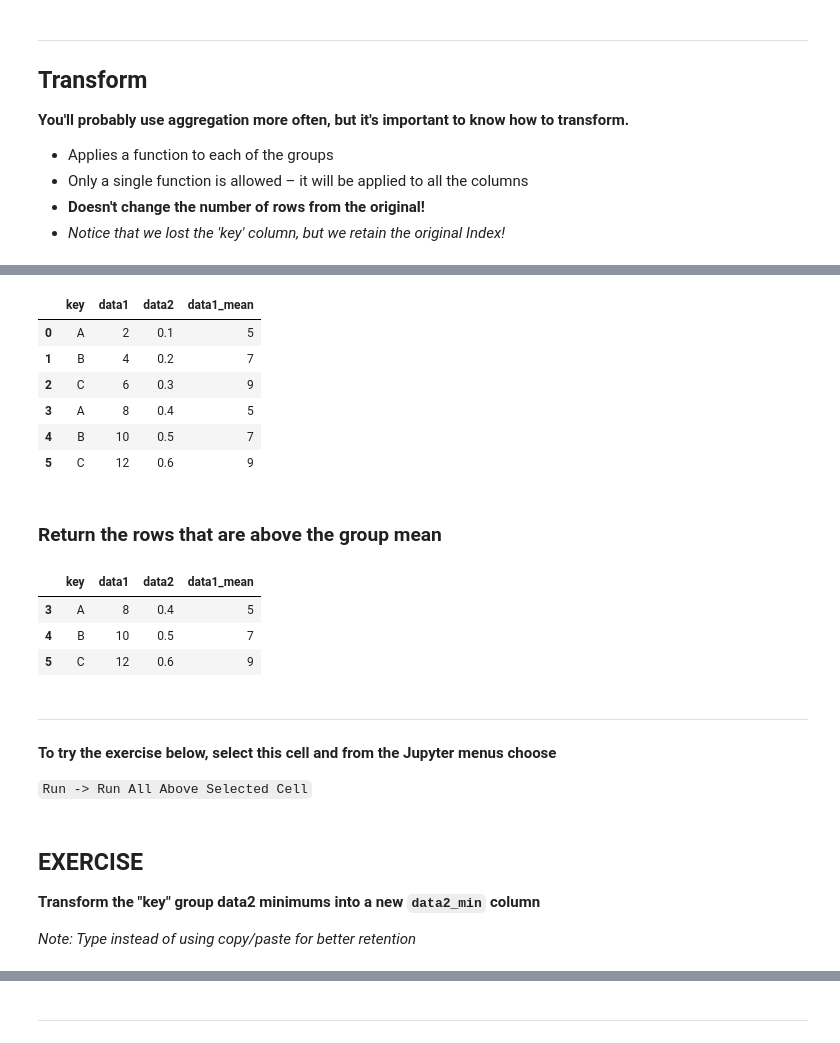
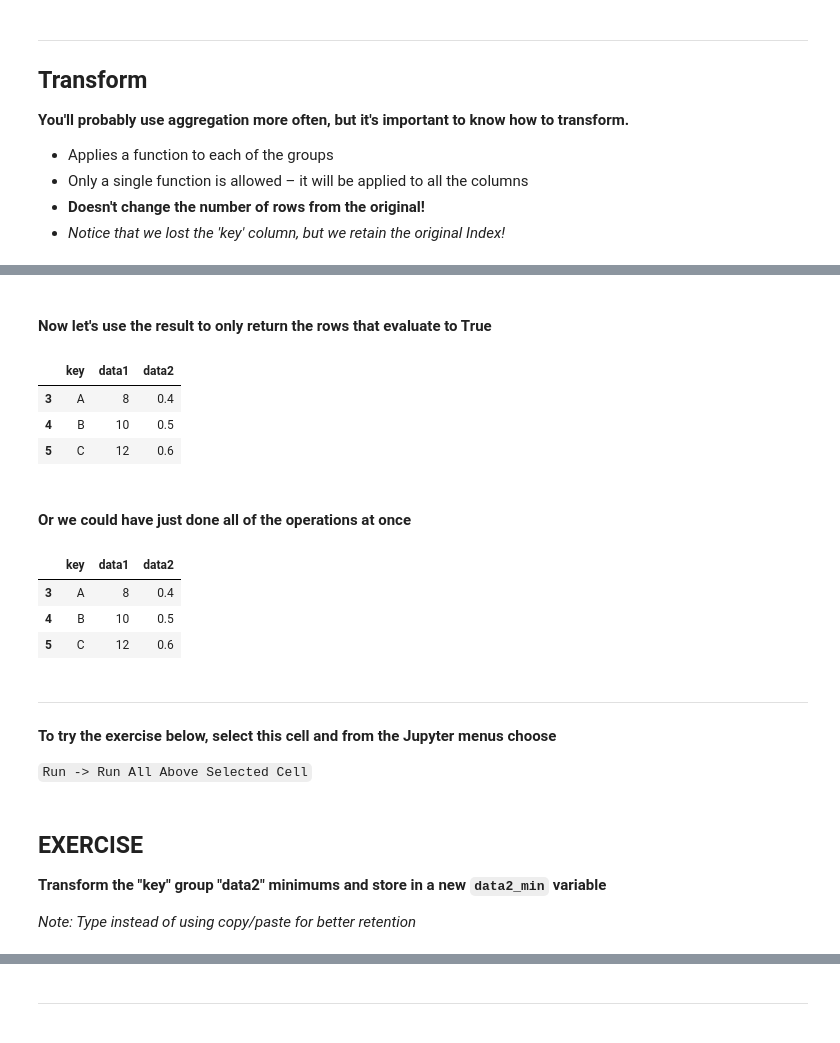
Before and after one commit to emonson/pandas-jupyterlab, a Jupyter notebook: Groupby_Basics.ipynb, the cells around one changed output, grey strips where cells are left out. Saved outputs shown, nothing was run; the diff lists cells and outputs as text; code cells hidden in the pictures.

```diff
--- a/Groupby_Basics.ipynb
+++ b/Groupby_Basics.ipynb
@@ -265,23 +294,21 @@ Name: data1, dtype: int64
+# %% [markdown]
+#### Now let's use the result to only return the rows that evaluate to True
+# %%
+df.loc[df['data1'] > data1_mean, :]
+# %% [output]
+|  | key | data1 | data2 |
+| 3 | A | 8 | 0.4 |
+| 4 | B | 10 | 0.5 |
+| 5 | C | 12 | 0.6 |
+# %% [markdown]
+#### Or we could have just done all of the operations at once
 # %%
-df['data1_mean'] = df.groupby('key')['data1'].transform('mean')
-df
+df.loc[df['data1'] > df.groupby('key')['data1'].transform('mean'), :]
 # %% [output]
-|  | key | data1 | data2 | data1_mean |
-| 0 | A | 2 | 0.1 | 5 |
-| 1 | B | 4 | 0.2 | 7 |
-| 2 | C | 6 | 0.3 | 9 |
-| 3 | A | 8 | 0.4 | 5 |
-| 4 | B | 10 | 0.5 | 7 |
-| 5 | C | 12 | 0.6 | 9 |
+|  | key | data1 | data2 |
+| 3 | A | 8 | 0.4 |
+| 4 | B | 10 | 0.5 |
+| 5 | C | 12 | 0.6 |
-# %% [markdown]
-### Return the rows that are above the group mean
-# %%
-df.loc[df['data1'] > df['data1_mean'], :]
-# %% [output]
-|  | key | data1 | data2 | data1_mean |
-| 3 | A | 8 | 0.4 | 5 |
-| 4 | B | 10 | 0.5 | 7 |
-| 5 | C | 12 | 0.6 | 9 |
 # %% [markdown]
 ---
 
@@ -291,7 +318,7 @@ df.loc[df['data1'] > df['data1_mean'], :]
 # %% [markdown]
 ## EXERCISE
 
-**Transform the "key" group data2 minimums into a new `data2_min` column**
+**Transform the "key" group "data2" minimums and store in a new `data2_min` variable**
 
 *Note: Type instead of using copy/paste for better retention*
 # %% [markdown]
```
Also changed, not shown: parts of 24 cells of this notebook, 4 other files.
